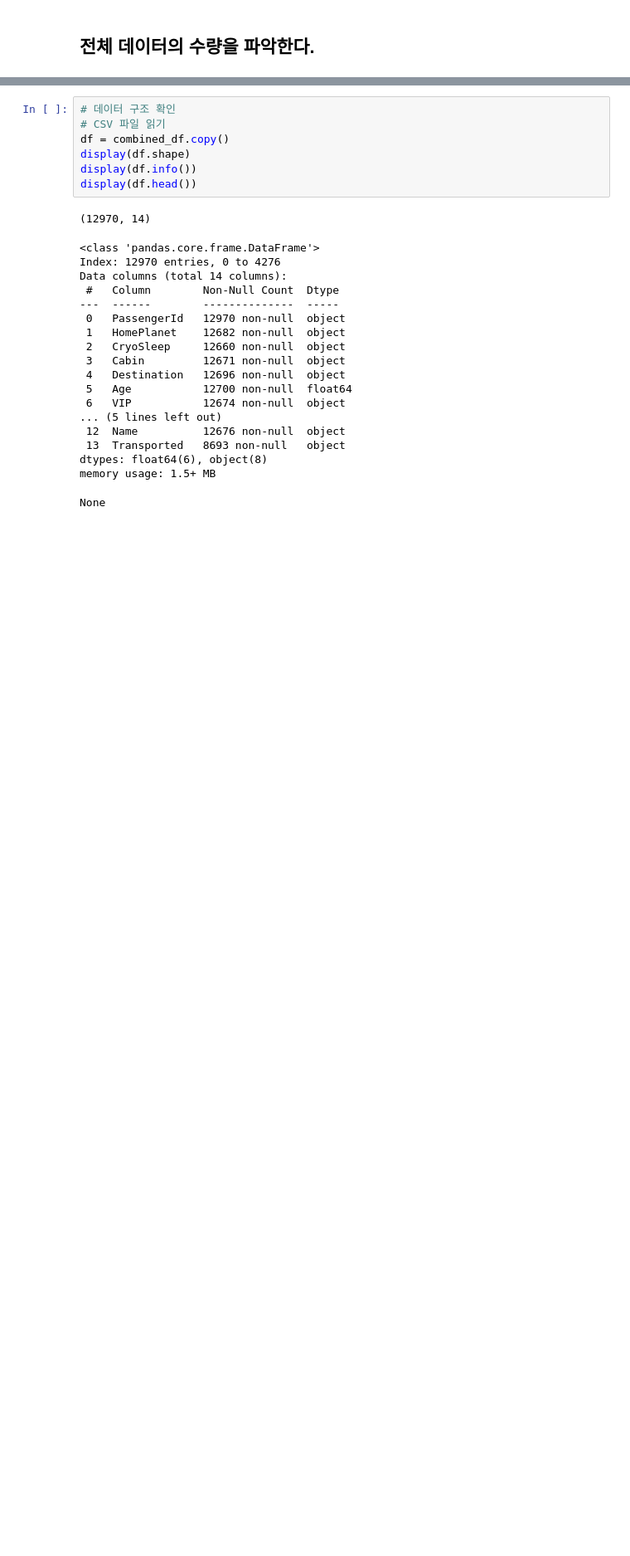
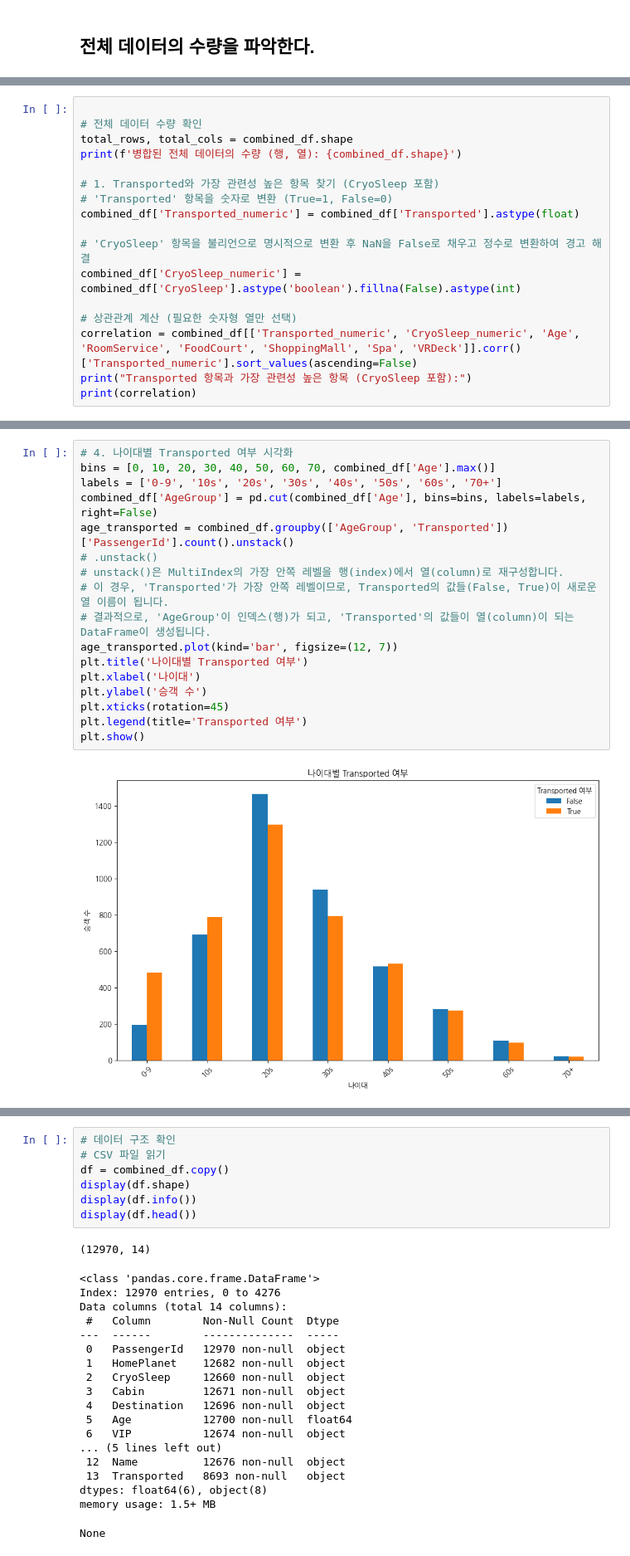
Before and after one commit to nttkor/codyssey, a Jupyter notebook: proj2/c4q1_ex.ipynb, the cells around one changed output, grey strips where cells are left out. Shown at 83% size. Saved outputs shown, nothing was run; the diff lists cells and outputs as text; blank space fills up the shorter version.

```diff
--- a/proj2/c4q1_ex.ipynb
+++ b/proj2/c4q1_ex.ipynb
@@ -114,0 +118,17 @@ train= 121702 test= 55601 combined= 181580
+# %%
+
+# 전체 데이터 수량 확인
+total_rows, total_cols = combined_df.shape
+print(f'병합된 전체 데이터의 수량 (행, 열): {combined_df.shape}')
+
+# 1. Transported와 가장 관련성 높은 항목 찾기 (CryoSleep 포함)
+# 'Transported' 항목을 숫자로 변환 (True=1, False=0)
+combined_df['Transported_numeric'] = combined_df['Transported'].astype(float)
+
+# 'CryoSleep' 항목을 불리언으로 명시적으로 변환 후 NaN을 False로 채우고 정수로 변환하여 경고 해결
+combined_df['CryoSleep_numeric'] = combined_df['CryoSleep'].astype('boolean').fillna(False).astype(int)
+
+# 상관관계 계산 (필요한 숫자형 열만 선택)
+correlation = combined_df[['Transported_numeric', 'CryoSleep_numeric', 'Age', 'RoomService', 'FoodCourt', 'ShoppingMall', 'Spa', 'VRDeck']].corr()['Transported_numeric'].sort_values(ascending=False)
+print("Transported 항목과 가장 관련성 높은 항목 (CryoSleep 포함):")
+print(correlation)
@@ -114,0 +162,19 @@ train= 121702 test= 55601 combined= 181580
+# %%
+# 4. 나이대별 Transported 여부 시각화
+bins = [0, 10, 20, 30, 40, 50, 60, 70, combined_df['Age'].max()]
+labels = ['0-9', '10s', '20s', '30s', '40s', '50s', '60s', '70+']
+combined_df['AgeGroup'] = pd.cut(combined_df['Age'], bins=bins, labels=labels, right=False)
+age_transported = combined_df.groupby(['AgeGroup', 'Transported'])['PassengerId'].count().unstack()
+# .unstack()
+# unstack()은 MultiIndex의 가장 안쪽 레벨을 행(index)에서 열(column)로 재구성합니다.
+# 이 경우, 'Transported'가 가장 안쪽 레벨이므로, Transported의 값들(False, True)이 새로운 열 이름이 됩니다.
+# 결과적으로, 'AgeGroup'이 인덱스(행)가 되고, 'Transported'의 값들이 열(column)이 되는 DataFrame이 생성됩니다.
+age_transported.plot(kind='bar', figsize=(12, 7))
+plt.title('나이대별 Transported 여부')
+plt.xlabel('나이대')
+plt.ylabel('승객 수')
+plt.xticks(rotation=45)
+plt.legend(title='Transported 여부')
+plt.show()
+# %% [output]
+[figure, added]
```
Also changed, not shown: parts of 17 cells of this notebook, 1 other file.
